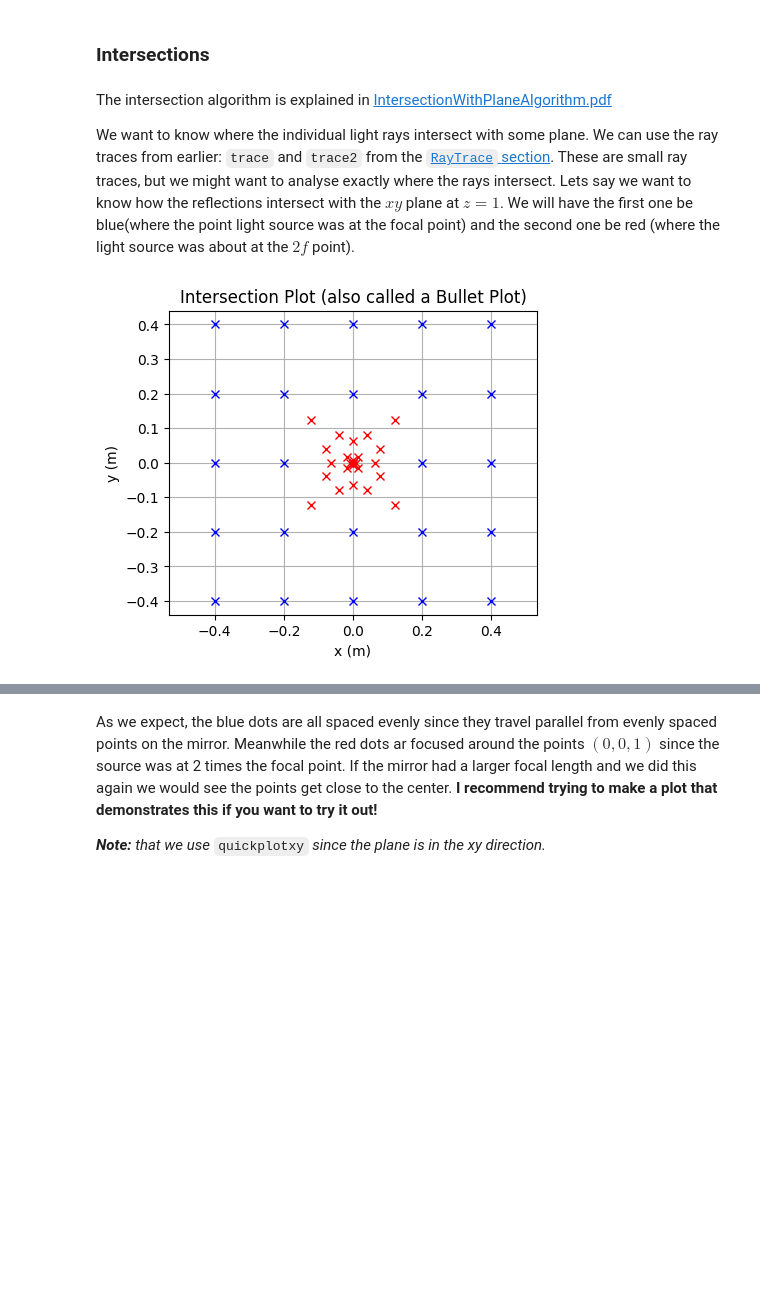
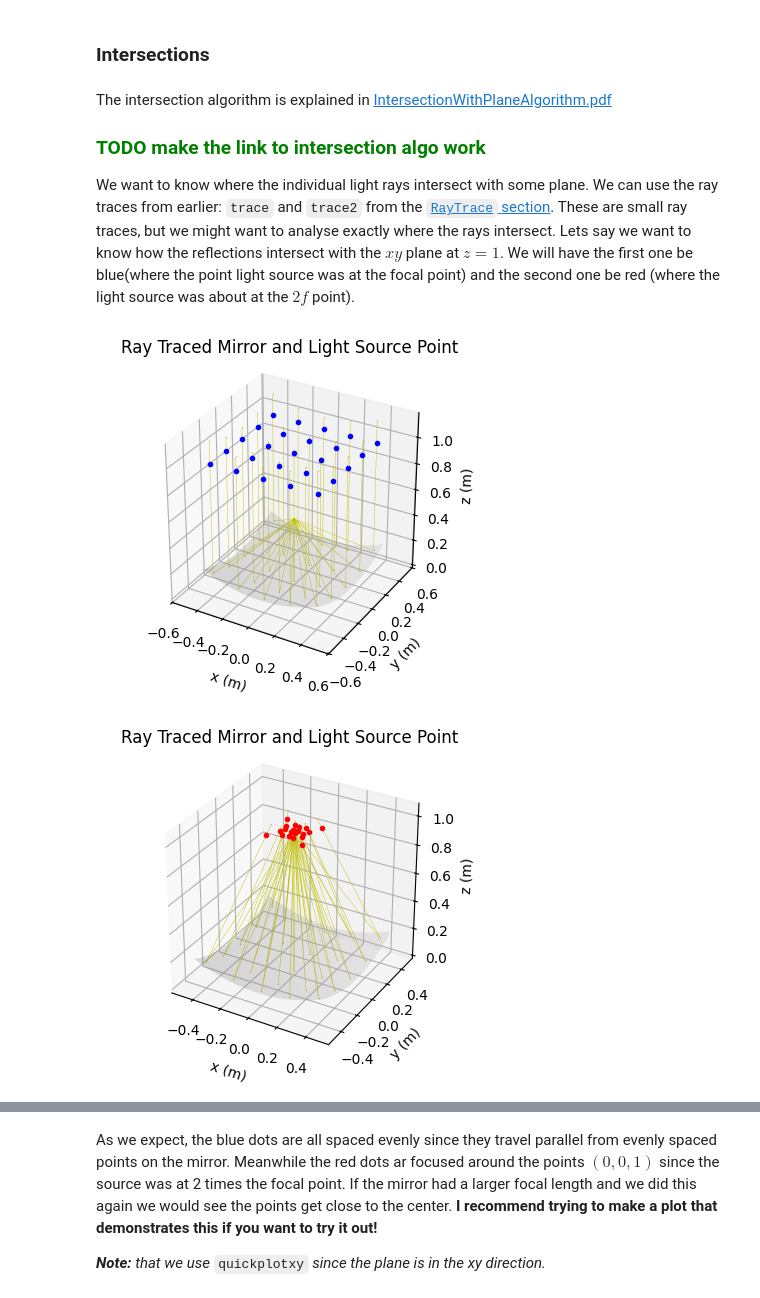
Before and after one commit to sandialabs/OpenCSP, a Jupyter notebook: example/csp/base_classes_and_ray_trace.ipynb, the cells around one changed output, grey strips where cells are left out. Cells and saved outputs as stored; diff of their text form; code cells hidden in the pictures; blank space fills up the shorter version.

Commit message:
added to base_classes_andray_trace.ipynb

```diff
--- a/example/csp/base_classes_and_ray_trace.ipynb
+++ b/example/csp/base_classes_and_ray_trace.ipynb
@@ -579,26 +580,34 @@ Now we want to use some of the analysis tools that are provided as part of the R
 # %% [markdown]
 ### Intersections
 # %% [markdown]
-The intersection algorithm is explained in [IntersectionWithPlaneAlgorithm.pdf](../../doc/common/lib/csp/IntersectionWithPlaneAlgorithm.pdf)
+The intersection algorithm is explained in [IntersectionWithPlaneAlgorithm.pdf](../../doc/common/lib/csp/IntersectionWithPlaneAlgorithm.pdf) <h3 style="color:green"> TODO make the link to intersection algo work</h3>
 
 We want to know where the individual light rays intersect with some plane. We can use the ray traces from earlier: `trace` and `trace2` from the [`RayTrace` section](#raytrace-class). These are small ray traces, but we might want to analyse exactly where the rays intersect. Lets say we want to know how the reflections intersect with the $xy$ plane at $z=1$. We will have the first one be blue(where the point light source was at the focal point)  and the second one be red (where the light source was about at the $2f$ point).
 # %%
 from opencsp.common.lib.geometry.Intersection import Intersection
 import opencsp.common.lib.render_control.RenderControlPointSeq as rcps
 
 # The plane is a point the plane passes through and the plane's normal vector, here it is the down unit vector
 plane = (Pxyz([0,0,1]), Vxyz([0,0,-1]))
 
 intersection1 = Intersection.plane_intersect_from_ray_trace(trace, plane)
 intersection2 = Intersection.plane_intersect_from_ray_trace(trace2, plane)
 
 # DRAWING
-style1 = rcps.RenderControlPointSeq(color='b')
-style2 = rcps.RenderControlPointSeq(color='r')
+fig_record, _ = quick_plot3d("Ray Traced Mirror and Light Source Point")
+facet.draw(fig_record.view, rcf.normal_mirror_surface())
+trace.draw(fig_record.view)
+style1 = rcps.RenderControlPointSeq(color='b', marker='.')
+intersection1.draw(fig_record.view, style1)
+fig_record.view.show()
 
-fig_record, _ = quick_plotxy("Intersection Plot (also called a Bullet Plot)")
-intersection1.draw(fig_record.view, style1)
+
+fig_record, _ = quick_plot3d("Ray Traced Mirror and Light Source Point")
+facet.draw(fig_record.view, rcf.normal_mirror_surface())
+trace2.draw(fig_record.view)
+style2 = rcps.RenderControlPointSeq(color='r', marker='.')
 intersection2.draw(fig_record.view, style2)
 fig_record.view.show()
 # %% [output]
-[figure, old version]
+[figure, new version]
+[figure, added]
```
Also changed, not shown: parts of 11 cells of this notebook, 1 other file.
